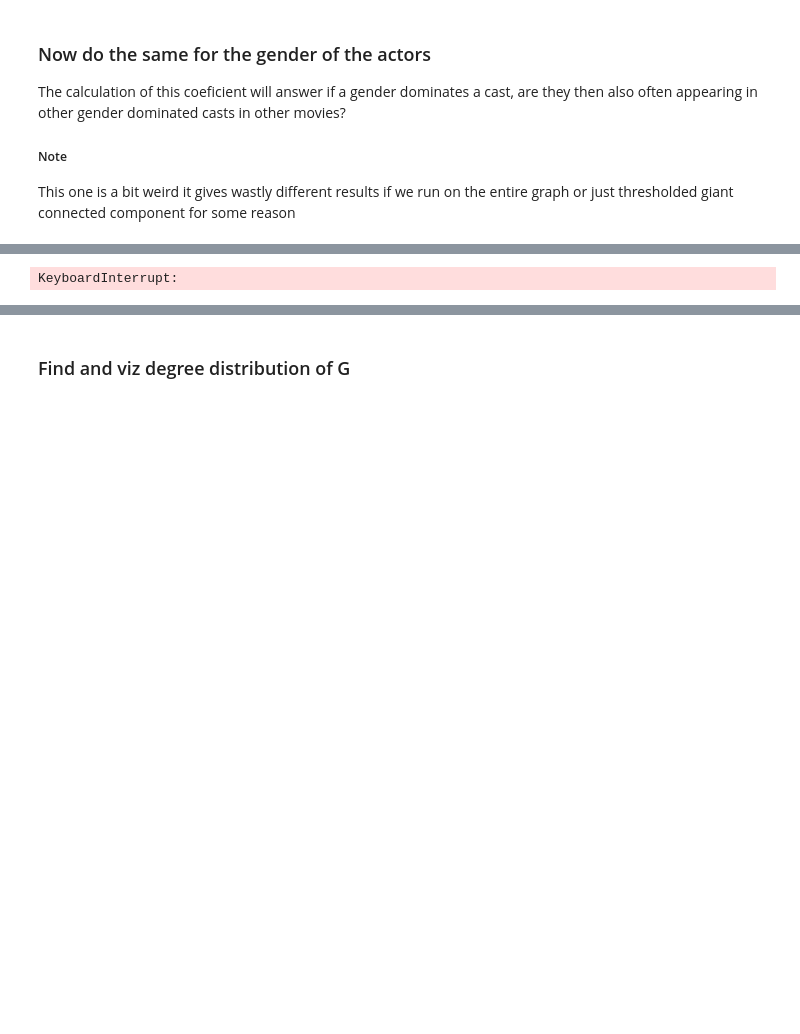
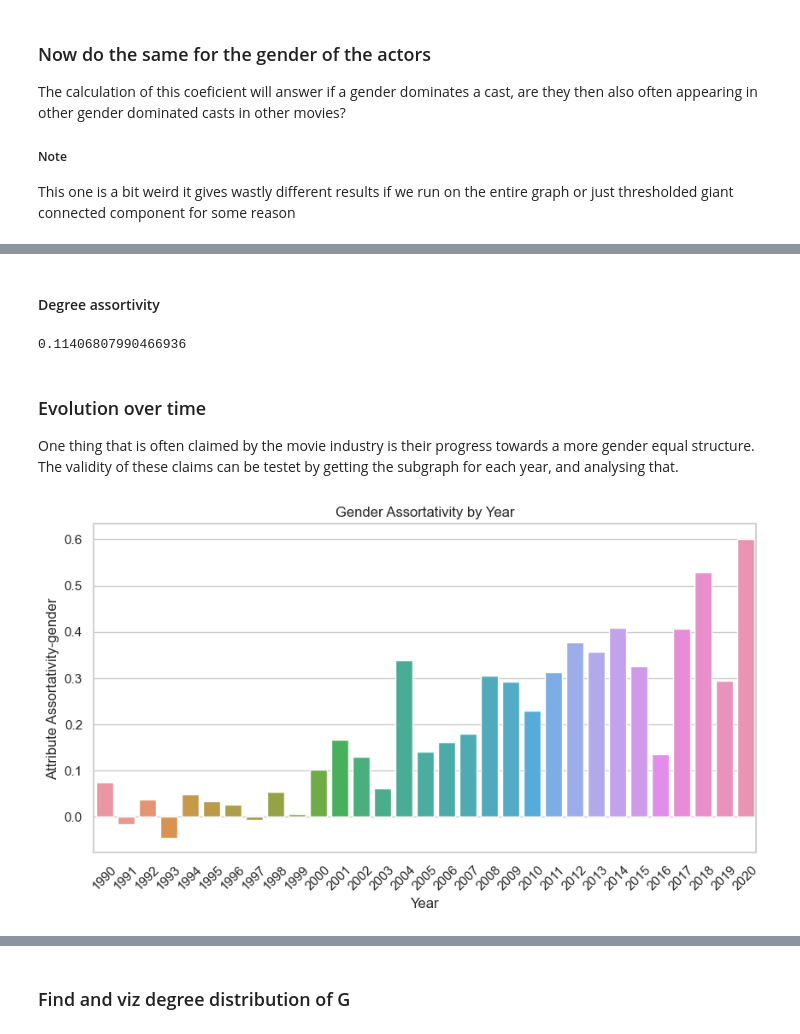
Before and after one commit to vidisha04/02467-CSS, a Jupyter notebook: FinalNotebook-Mads.ipynb, the cells around one changed output, grey strips where cells are left out. Saved outputs shown, nothing was run; the diff lists cells and outputs as text; code cells hidden in the pictures; blank space fills up the shorter version.

```diff
--- a/FinalNotebook-Mads.ipynb
+++ b/FinalNotebook-Mads.ipynb
@@ -472,5 +451,55 @@ nx.degree_assortativity_coefficient(G)
+# %% [markdown]
+#### Degree assortivity
+# %%
+nx.degree_assortativity_coefficient(G)
+# %% [output]
+0.11406807990466936
+# %% [markdown]
+### Evolution over time
+One thing that is often claimed by the movie industry is their progress towards a more gender equal structure. The validity of these claims can be testet by getting the subgraph for each year, and analysing that.
 # %%
-# create the dual graph
-G_dual = nx.line_graph(G)
+def subgraph_by_year(G, year):
+    """
+    Returns a subgraph of G containing only the nodes with an 'original_release_date'
+    attribute in the specified year.
+    """
+    # Create a dictionary mapping node names to release dates
+    release_dates = {n: G.nodes[n]['original_release_date'] for n in G.nodes()}
+
+    # Create a list of nodes that have an 'original_release_date' in the specified year
+    year_nodes = [n for n in release_dates if release_dates[n].year == year]
+
+    # Create a subgraph containing only the nodes in year_nodes
+    subgraph = G.subgraph(year_nodes)
+
+    return subgraph
-# %% [output]
-KeyboardInterrupt:
+# %%
+# Define the range of years to compute degree assortativity for
+years = range(1990, 2021)
+
+# Create an empty list to store the degree assortativity values for each year
+assortativity_values = []
+assortativity_values_gender = []
+
+# Compute the degree assortativity for each year and store the results in assortativity_values
+for year in years:
+    subgraph = subgraph_by_year(G, year)
+    assortativity = nx.degree_assortativity_coefficient(subgraph)
+    assortativity_values.append(assortativity)
+    assortativity_gender = attribute_assortativity_coefficient(subgraph, 'most_freq_actor_gender')
+
+    assortativity_values_gender.append(assortativity_gender)
+
+# Create a pandas dataframe with the year and assortativity values
+df = pd.DataFrame({'Year': years, 'Assortativity': assortativity_values})
+df_gender = pd.DataFrame({'Year': years, 'Assortativity_gender': assortativity_values_gender})
+# %%
+plt.subplots(1,1,figsize = [10,5])
+sns.barplot(data = df_gender, x ='Year', y = 'Assortativity_gender')
+plt.xlabel('Year')
+plt.ylabel('Attribute Assortativity-gender')
+plt.title('Gender Assortativity by Year')
+plt.xticks(rotation=45)
+plt.show()
+# %% [output]
+[figure, added]
```
Also changed, not shown: parts of 49 cells of this notebook.
